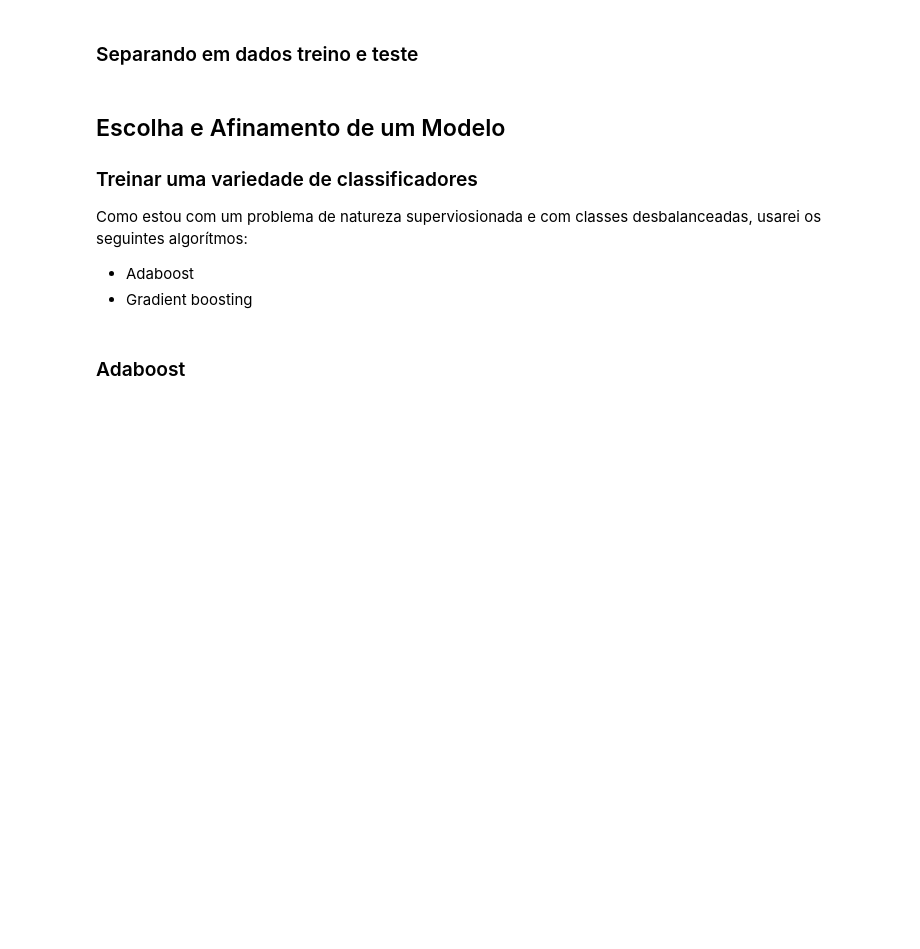
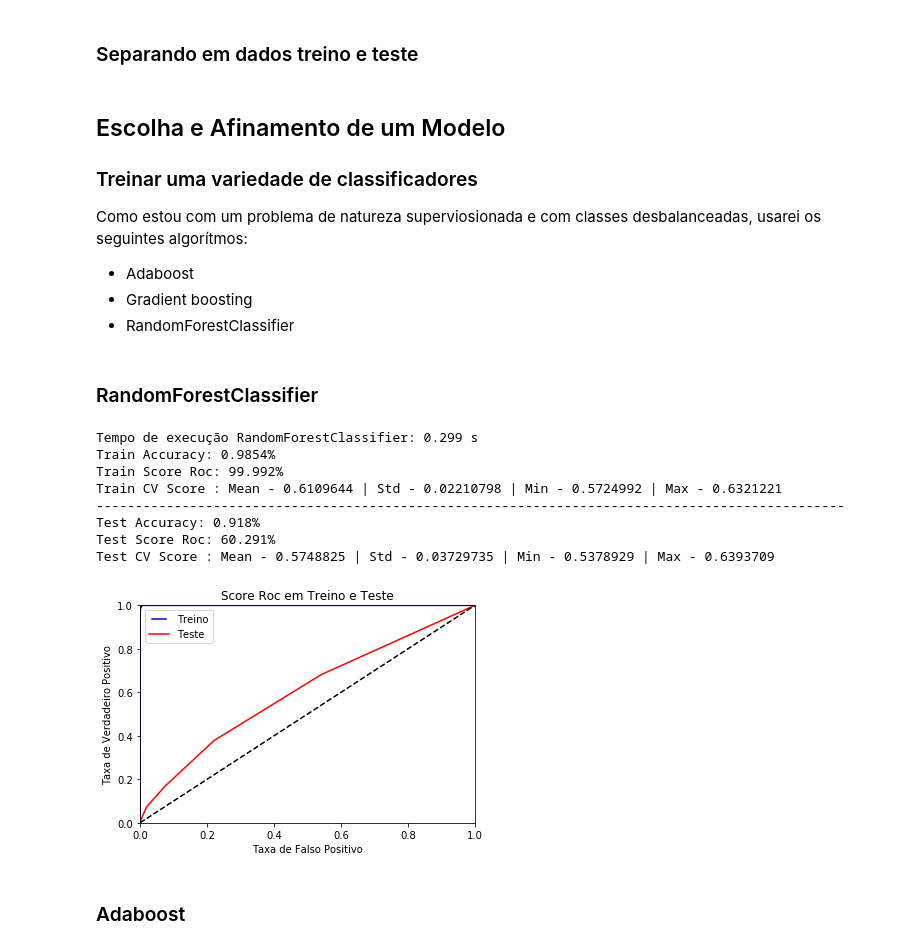
Before and after one commit to vyniciuss/NDG_ml_Home_Credit, a Jupyter notebook: Home_Credit_MS.ipynb, the cells around one changed output. Saved outputs shown, nothing was run; the diff lists cells and outputs as text; code cells hidden in the pictures; blank space fills up the shorter version.

```diff
--- a/Home_Credit_MS.ipynb
+++ b/Home_Credit_MS.ipynb
@@ -88,6 +93,25 @@ Como estou com um problema de natureza superviosionada e com classes desbalancea
 
 - Adaboost
 - Gradient boosting
+- RandomForestClassifier
+# %% [markdown]
+### RandomForestClassifier
+# %%
+classifier = RandomForestClassifier()
+t0 = time()
+classifier.fit(x_train, y_train)
+print("Tempo de execução RandomForestClassifier:", round(time()-t0, 3), "s")
+draw_roc_score(classifier, x_train, y_train, x_test, y_test)
+# %% [output]
+Tempo de execução RandomForestClassifier: 0.299 s
+Train Accuracy: 0.9854%
+Train Score Roc: 99.992%
+Train CV Score : Mean - 0.6109644 | Std - 0.02210798 | Min - 0.5724992 | Max - 0.6321221
+------------------------------------------------------------------------------------------------
+Test Accuracy: 0.918%
+Test Score Roc: 60.291%
+Test CV Score : Mean - 0.5748825 | Std - 0.03729735 | Min - 0.5378929 | Max - 0.6393709
+[figure, added]
 # %% [markdown]
 ### Adaboost
 # %%
```
Also changed, not shown: parts of 10 cells of this notebook.
